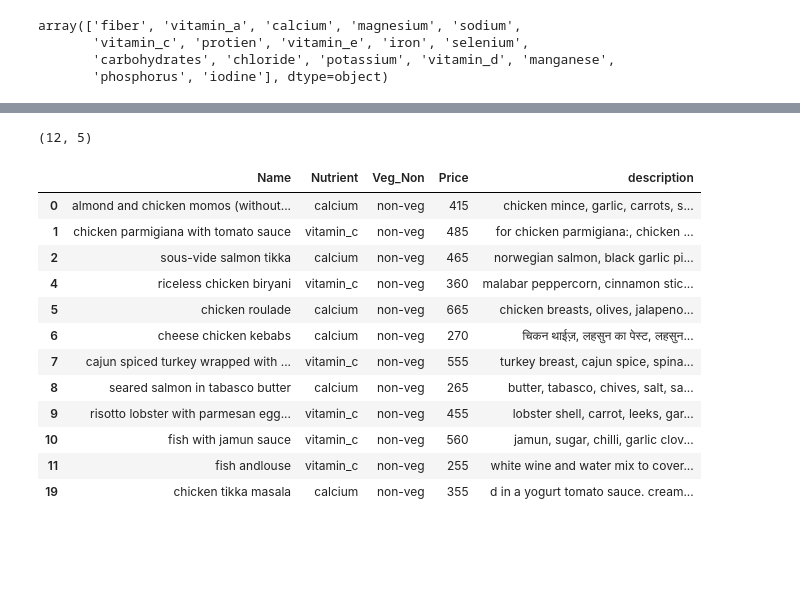
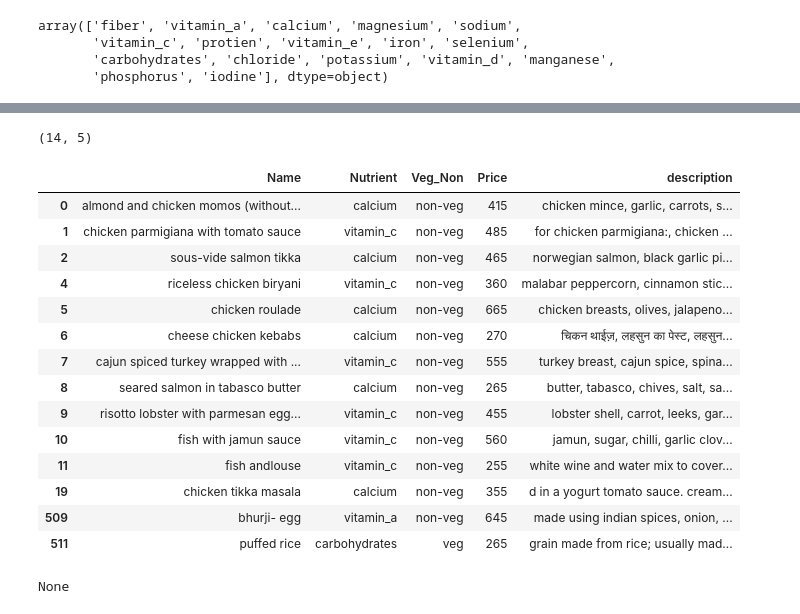
Before and after one commit to dilshankarunarathne/personalized-fitness-recommender-system, a Jupyter notebook: ml/diet_plan_recommender/model_exploration_2.ipynb, the cells around one changed output, grey strips where cells are left out. Cells and saved outputs as stored; diff of their text form; code cells hidden in the pictures; blank space fills up the shorter version.

```diff
--- a/ml/diet_plan_recommender/model_exploration_2.ipynb
+++ b/ml/diet_plan_recommender/model_exploration_2.ipynb
@@ -5,6 +5,8 @@ import sklearn
 from sklearn.neighbors import NearestNeighbors
 # %%
 df = pd.read_csv('dataset.csv')
+# %%
+model = None
 # %%
 class Recommender:
 
@@ -235,22 +237,28 @@ class Profile:
         return df_merge
 # %%
 ob = Profile(['low_sodium_diet','low_fat_diet'],['diabeties'],
-             ['calcium','vitamin_c'],['non-veg'],'i love chineese')
+             ['calcium','vitamin_c'],['non-veg'],'i love indian')
 
 profile = ob.get_profile()
 profile
 # %% [output]
-(12, 5)
+(14, 5)
 |  | Name | Nutrient | Veg_Non | Price | description |
 | 0 | almond and chicken momos (without... | calcium | non-veg | 415 | chicken mince, garlic, carrots, s... |
 | 1 | chicken parmigiana with tomato sauce | vitamin_c | non-veg | 485 | for chicken parmigiana:, chicken ... |
 | 2 | sous-vide salmon tikka | calcium | non-veg | 465 | norwegian salmon, black garlic pi... |
 | 4 | riceless chicken biryani | vitamin_c | non-veg | 360 | malabar peppercorn, cinnamon stic... |
 | 5 | chicken roulade | calcium | non-veg | 665 | chicken breasts, olives, jalapeno... |
 | 6 | cheese chicken kebabs | calcium | non-veg | 270 | चिकन थाईज़, लहसुन का पेस्ट, लहसुन... |
 | 7 | cajun spiced turkey wrapped with ... | vitamin_c | non-veg | 555 | turkey breast, cajun spice, spina... |
 | 8 | seared salmon in tabasco butter | calcium | non-veg | 265 | butter, tabasco, chives, salt, sa... |
 | 9 | risotto lobster with parmesan egg... | vitamin_c | non-veg | 455 | lobster shell, carrot, leeks, gar... |
 | 10 | fish with jamun sauce | vitamin_c | non-veg | 560 | jamun, sugar, chilli, garlic clov... |
 | 11 | fish andlouse | vitamin_c | non-veg | 255 | white wine and water mix to cover... |
 | 19 | chicken tikka masala | calcium | non-veg | 355 | d in a yogurt tomato sauce. cream... |
+| 509 | bhurji- egg | vitamin_a | non-veg | 645 | made using indian spices, onion, ... |
+| 511 | puffed rice | carbohydrates | veg | 265 | grain made from rice; usually mad... |
+# %%
+print(model)
+# %% [output]
+None
```
Also changed, not shown: parts of 1 cell of this notebook.
